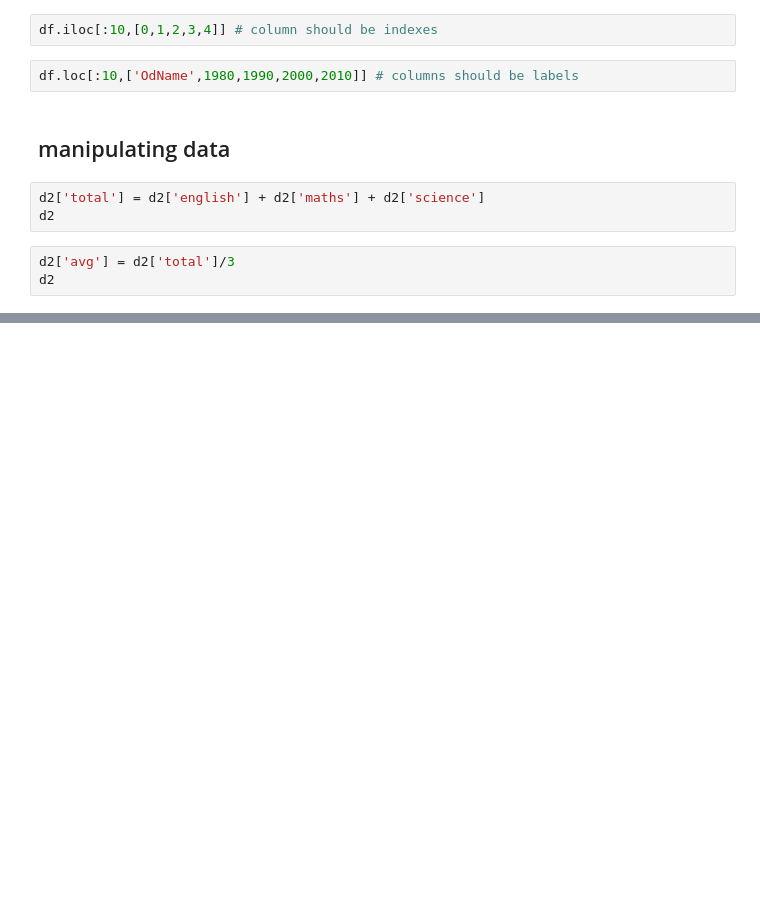
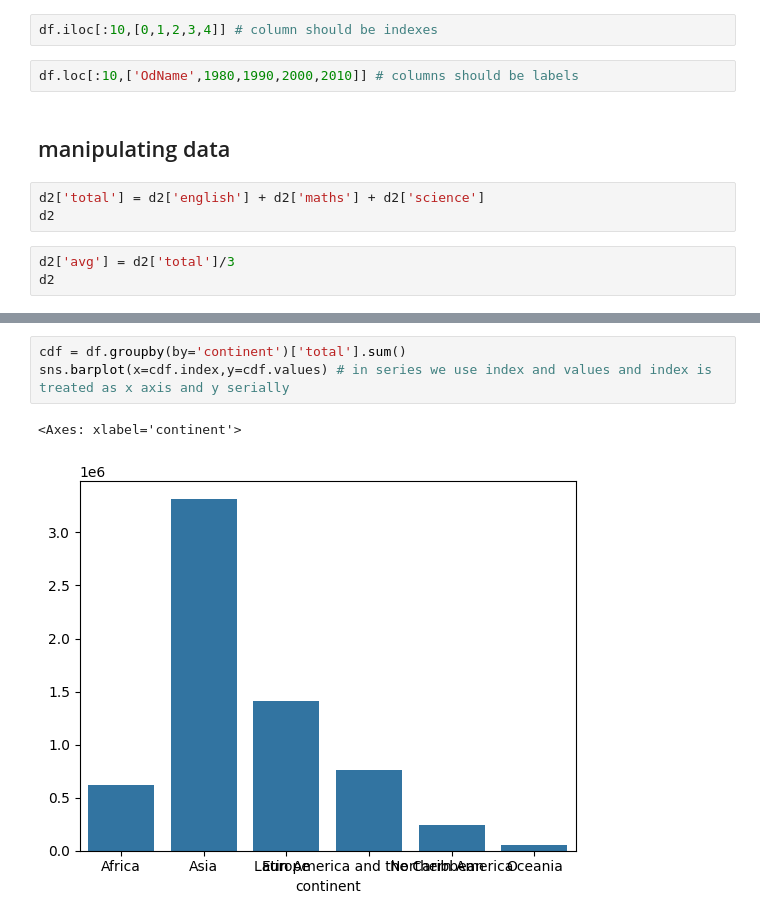
Before and after one commit to AkanshaS05/python-data-analytics, a Jupyter notebook: pandas.ipynb, the cells around one changed output, grey strips where cells are left out. Saved outputs shown, nothing was run; the diff lists cells and outputs as text; blank space fills up the shorter version.

```diff
--- a/pandas.ipynb
+++ b/pandas.ipynb
@@ -81,0 +185,6 @@ d2
+# %%
+cdf = df.groupby(by='continent')['total'].sum()
+sns.barplot(x=cdf.index,y=cdf.values) # in series we use index and values and index is treated as x axis and y serially
+# %% [output]
+<Axes: xlabel='continent'>
+[figure, added]
```
Also changed, not shown: parts of 29 cells of this notebook, 2 other files.
